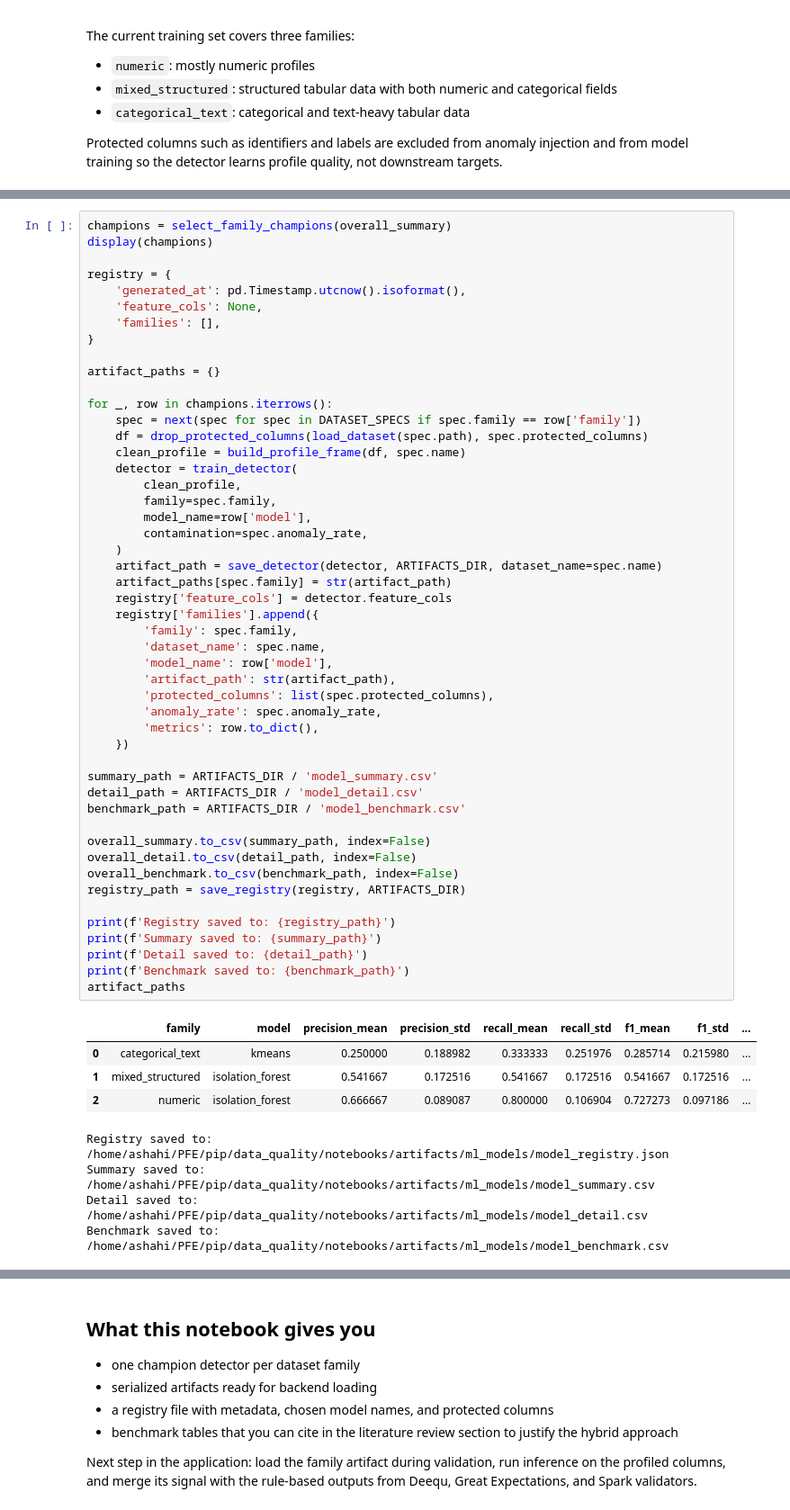
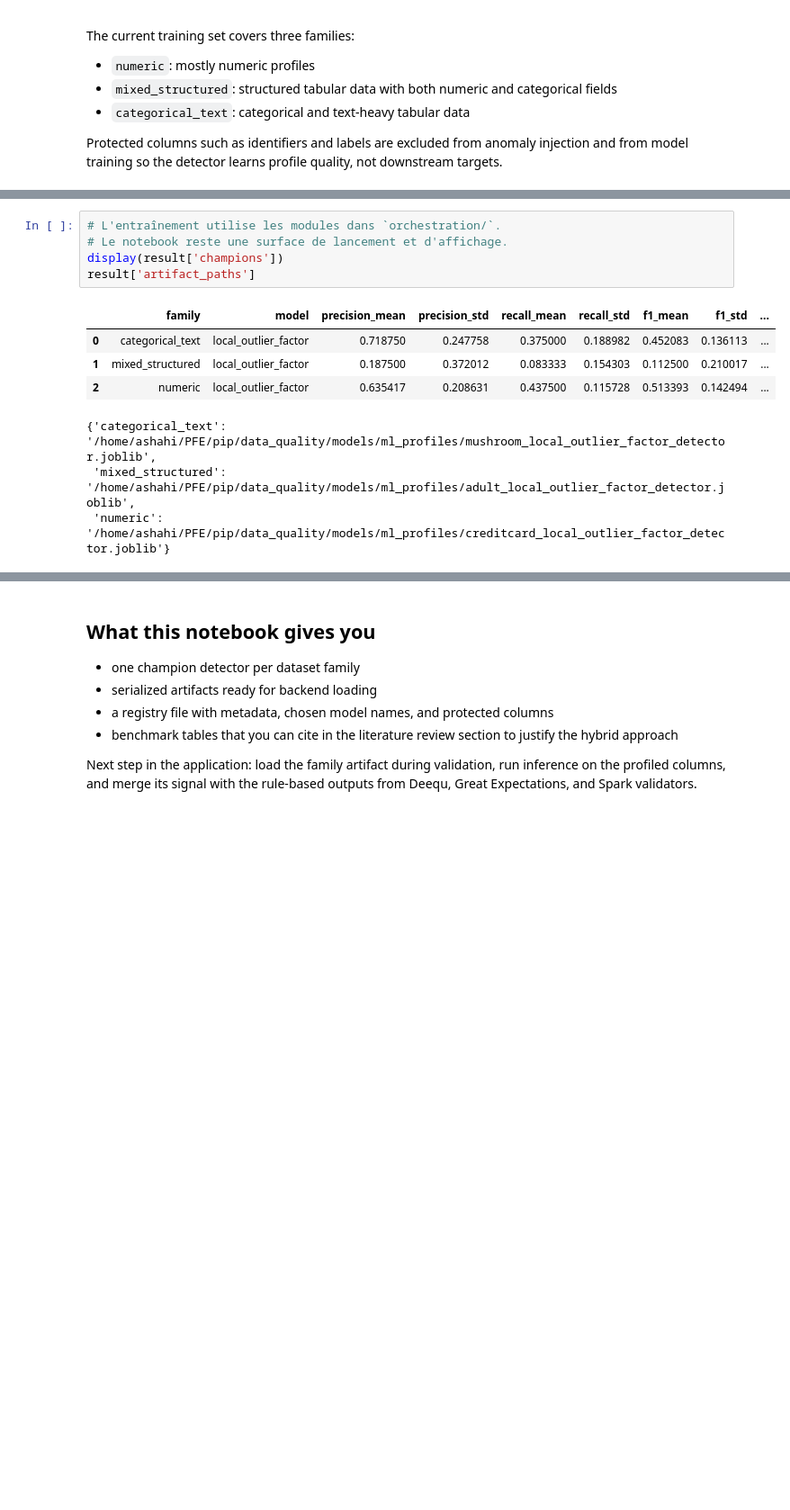
Before and after one commit to Ashahidat/PFE, a Jupyter notebook: pip/data_quality/notebooks/ml_profile_evaluation.ipynb, the cells around one changed output, grey strips where cells are left out. Shown at 90% size. Drawn from its saved outputs; the diff is of its cells as text; blank space fills up the shorter version.

```diff
--- a/pip/data_quality/notebooks/ml_profile_evaluation.ipynb
+++ b/pip/data_quality/notebooks/ml_profile_evaluation.ipynb
@@ -168,58 +244,13 @@ TELCO_CHURN
 # %%
-champions = select_family_champions(overall_summary)
-display(champions)
-
-registry = {
-    'generated_at': pd.Timestamp.utcnow().isoformat(),
-    'feature_cols': None,
-    'families': [],
-}
-
-artifact_paths = {}
-
-for _, row in champions.iterrows():
-    spec = next(spec for spec in DATASET_SPECS if spec.family == row['family'])
-    df = drop_protected_columns(load_dataset(spec.path), spec.protected_columns)
-    clean_profile = build_profile_frame(df, spec.name)
-    detector = train_detector(
-        clean_profile,
-        family=spec.family,
-        model_name=row['model'],
-        contamination=spec.anomaly_rate,
-    )
-    artifact_path = save_detector(detector, ARTIFACTS_DIR, dataset_name=spec.name)
-    artifact_paths[spec.family] = str(artifact_path)
-    registry['feature_cols'] = detector.feature_cols
-    registry['families'].append({
-        'family': spec.family,
-        'dataset_name': spec.name,
-        'model_name': row['model'],
-        'artifact_path': str(artifact_path),
-        'protected_columns': list(spec.protected_columns),
-        'anomaly_rate': spec.anomaly_rate,
-        'metrics': row.to_dict(),
-    })
-
-summary_path = ARTIFACTS_DIR / 'model_summary.csv'
-detail_path = ARTIFACTS_DIR / 'model_detail.csv'
-benchmark_path = ARTIFACTS_DIR / 'model_benchmark.csv'
-
-overall_summary.to_csv(summary_path, index=False)
-overall_detail.to_csv(detail_path, index=False)
-overall_benchmark.to_csv(benchmark_path, index=False)
-registry_path = save_registry(registry, ARTIFACTS_DIR)
-
-print(f'Registry saved to: {registry_path}')
-print(f'Summary saved to: {summary_path}')
-print(f'Detail saved to: {detail_path}')
-print(f'Benchmark saved to: {benchmark_path}')
-artifact_paths
+# L'entraînement utilise les modules dans `orchestration/`.
+# Le notebook reste une surface de lancement et d'affichage.
+display(result['champions'])
+result['artifact_paths']
 # %% [output]
 |  | family | model | precision_mean | precision_std | recall_mean | recall_std | f1_mean | f1_std | ... |
-| 0 | categorical_text | kmeans | 0.250000 | 0.188982 | 0.333333 | 0.251976 | 0.285714 | 0.215980 | ... |
-| 1 | mixed_structured | isolation_forest | 0.541667 | 0.172516 | 0.541667 | 0.172516 | 0.541667 | 0.172516 | ... |
-| 2 | numeric | isolation_forest | 0.666667 | 0.089087 | 0.800000 | 0.106904 | 0.727273 | 0.097186 | ... |
+| 0 | categorical_text | local_outlier_factor | 0.718750 | 0.247758 | 0.375000 | 0.188982 | 0.452083 | 0.136113 | ... |
+| 1 | mixed_structured | local_outlier_factor | 0.187500 | 0.372012 | 0.083333 | 0.154303 | 0.112500 | 0.210017 | ... |
+| 2 | numeric | local_outlier_factor | 0.635417 | 0.208631 | 0.437500 | 0.115728 | 0.513393 | 0.142494 | ... |
-Registry saved to: /home/ashahi/PFE/pip/data_quality/notebooks/artifacts/ml_models/model_registry.json
-Summary saved to: /home/ashahi/PFE/pip/data_quality/notebooks/artifacts/ml_models/model_summary.csv
-Detail saved to: /home/ashahi/PFE/pip/data_quality/notebooks/artifacts/ml_models/model_detail.csv
-Benchmark saved to: /home/ashahi/PFE/pip/data_quality/notebooks/artifacts/ml_models/model_benchmark.csv
+{'categorical_text': '/home/ashahi/PFE/pip/data_quality/models/ml_profiles/mushroom_local_outlier_factor_detector.joblib',
+ 'mixed_structured': '/home/ashahi/PFE/pip/data_quality/models/ml_profiles/adult_local_outlier_factor_detector.joblib',
+ 'numeric': '/home/ashahi/PFE/pip/data_quality/models/ml_profiles/creditcard_local_outlier_factor_detector.joblib'}
```
Also changed, not shown: parts of 6 cells of this notebook, 41 other files.
